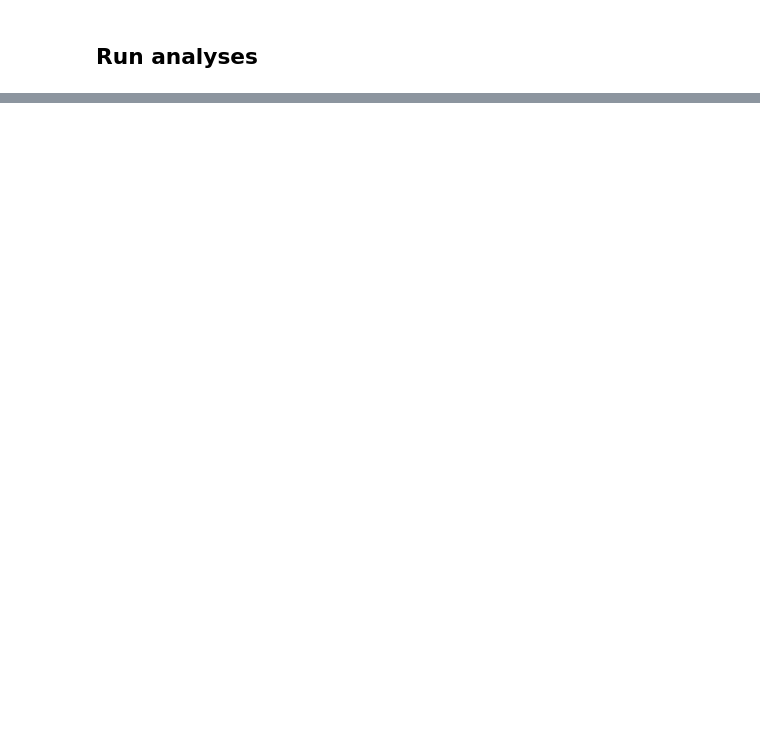
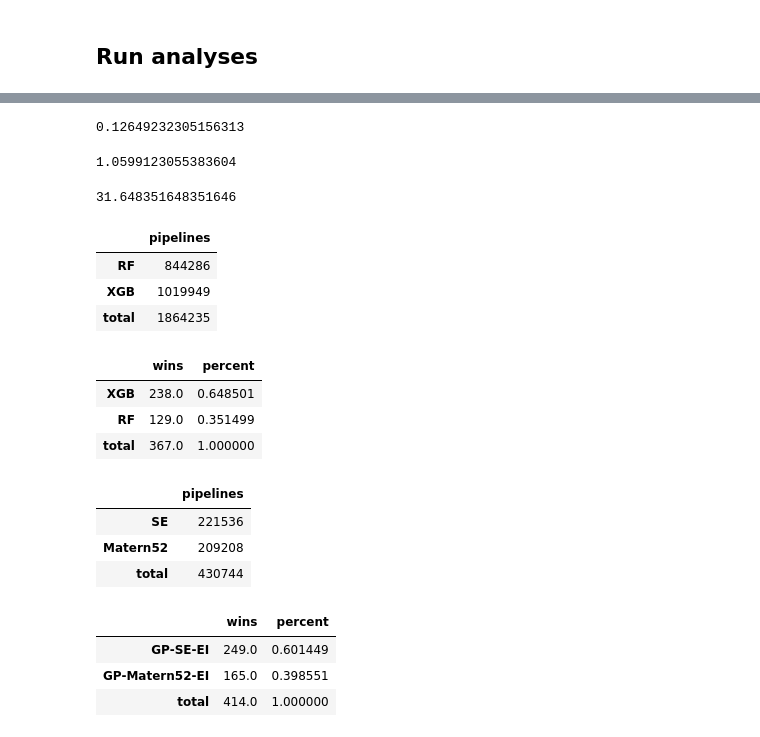
Before and after one commit to micahjsmith/ml-bazaar-analysis, a Jupyter notebook: notebooks/Analysis.ipynb, the cells around one changed output, grey strips where cells are left out. Cells and saved outputs as stored; diff of their text form; code cells hidden in the pictures; blank space fills up the shorter version.

```diff
--- a/notebooks/Analysis.ipynb
+++ b/notebooks/Analysis.ipynb
@@ -55,0 +74,4 @@ compute_matern_wins_pct_VI_C()
+# %%
+compute_pipelines_second()
+# %% [output]
+0.12649232305156313
@@ -55,0 +80,36 @@ compute_matern_wins_pct_VI_C()
+# %%
+compute_tuning_improvement_sds_5_4()
+# %% [output]
+1.0599123055383604
+# %%
+compute_tuning_improvement_pct_of_tasks_5_4()
+# %% [output]
+31.648351648351646
+# %%
+compute_npipelines_xgbrf_5_6()
+# %% [output]
+|  | pipelines |
+| RF | 844286 |
+| XGB | 1019949 |
+| total | 1864235 |
+# %%
+compute_xgb_wins_pct_5_6()
+# %% [output]
+|  | wins | percent |
+| XGB | 238.0 | 0.648501 |
+| RF | 129.0 | 0.351499 |
+| total | 367.0 | 1.000000 |
+# %%
+compute_npipelines_maternse_5_7()
+# %% [output]
+|  | pipelines |
+| SE | 221536 |
+| Matern52 | 209208 |
+| total | 430744 |
+# %%
+compute_matern_wins_pct_5_7()
+# %% [output]
+|  | wins | percent |
+| GP-SE-EI | 249.0 | 0.601449 |
+| GP-Matern52-EI | 165.0 | 0.398551 |
+| total | 414.0 | 1.000000 |
```
Also changed, not shown: parts of 18 cells of this notebook, 1 other file.
